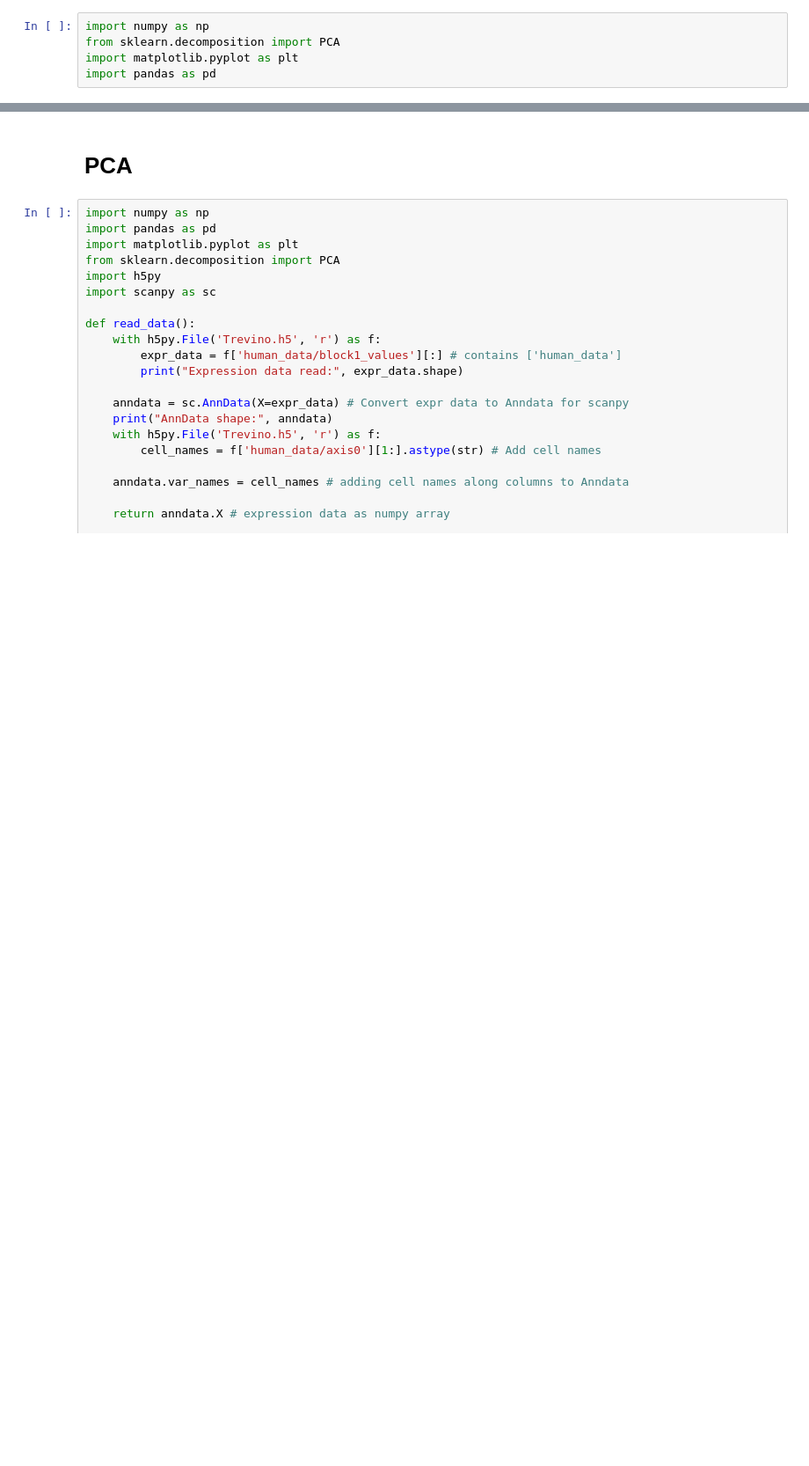
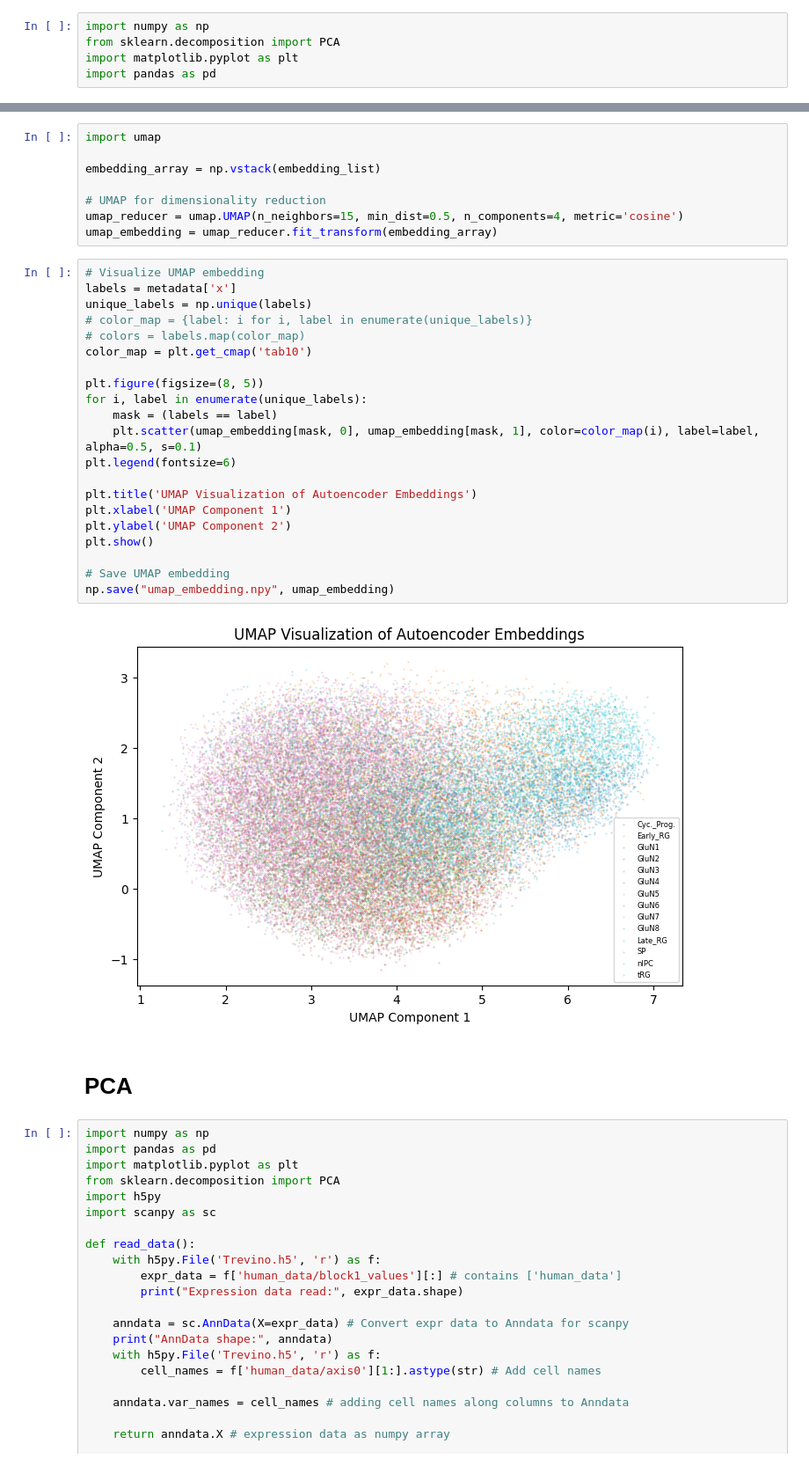
Before and after one commit to emilyguancamole/genome_encoder, a Jupyter notebook: embeddings.ipynb, the cells around one changed output, grey strips where cells are left out. Shown at 88% size. Cells and saved outputs as stored; diff of their text form; blank space fills up the shorter version.

Commit message:
add umap vis

```diff
--- a/embeddings.ipynb
+++ b/embeddings.ipynb
@@ -52,3 +55,34 @@ plt.show()
+# %%
+import umap
+
+embedding_array = np.vstack(embedding_list)
+
+# UMAP for dimensionality reduction
+umap_reducer = umap.UMAP(n_neighbors=15, min_dist=0.5, n_components=4, metric='cosine')
+umap_embedding = umap_reducer.fit_transform(embedding_array)
+# %%
+# Visualize UMAP embedding
+labels = metadata['x']
+unique_labels = np.unique(labels)
+# color_map = {label: i for i, label in enumerate(unique_labels)}
+# colors = labels.map(color_map)
+color_map = plt.get_cmap('tab10')
+
+plt.figure(figsize=(8, 5))
+for i, label in enumerate(unique_labels):
+    mask = (labels == label)
+    plt.scatter(umap_embedding[mask, 0], umap_embedding[mask, 1], color=color_map(i), label=label, alpha=0.5, s=0.1)
+plt.legend(fontsize=6)
+
+plt.title('UMAP Visualization of Autoencoder Embeddings')
+plt.xlabel('UMAP Component 1')
+plt.ylabel('UMAP Component 2')
+plt.show()
+
+# Save UMAP embedding
+np.save("umap_embedding.npy", umap_embedding)
+# %% [output]
+[figure, added]
 # %% [markdown]
 # PCA
 # %%
```
Also changed, not shown: parts of 3 cells of this notebook, 2 other files.
